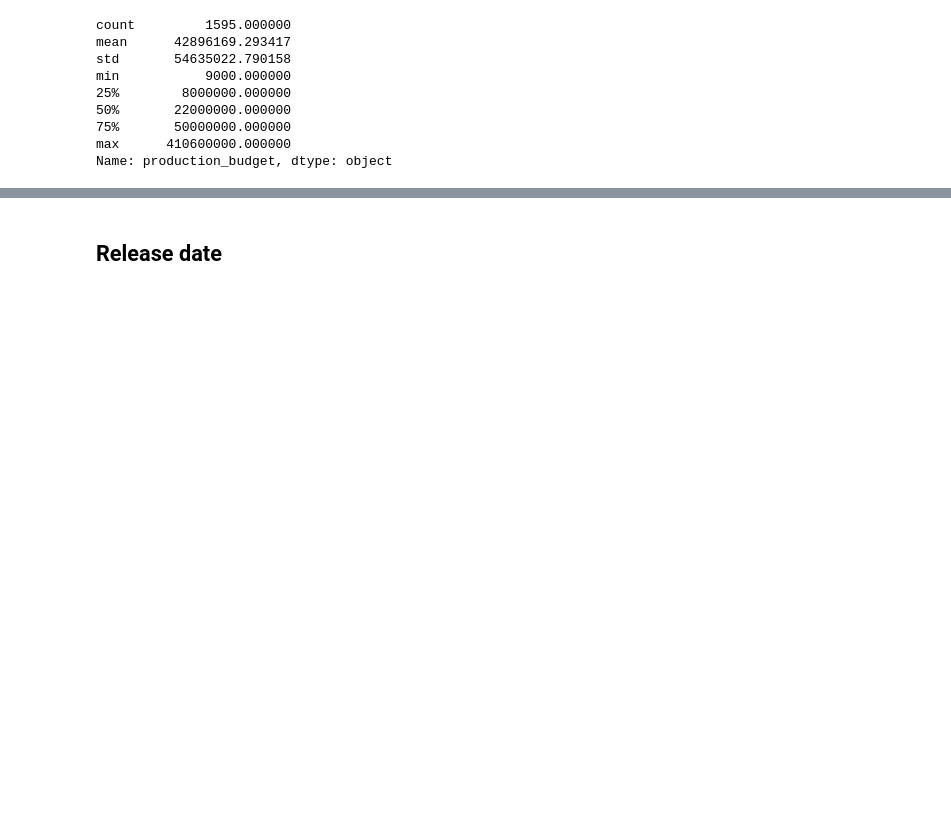
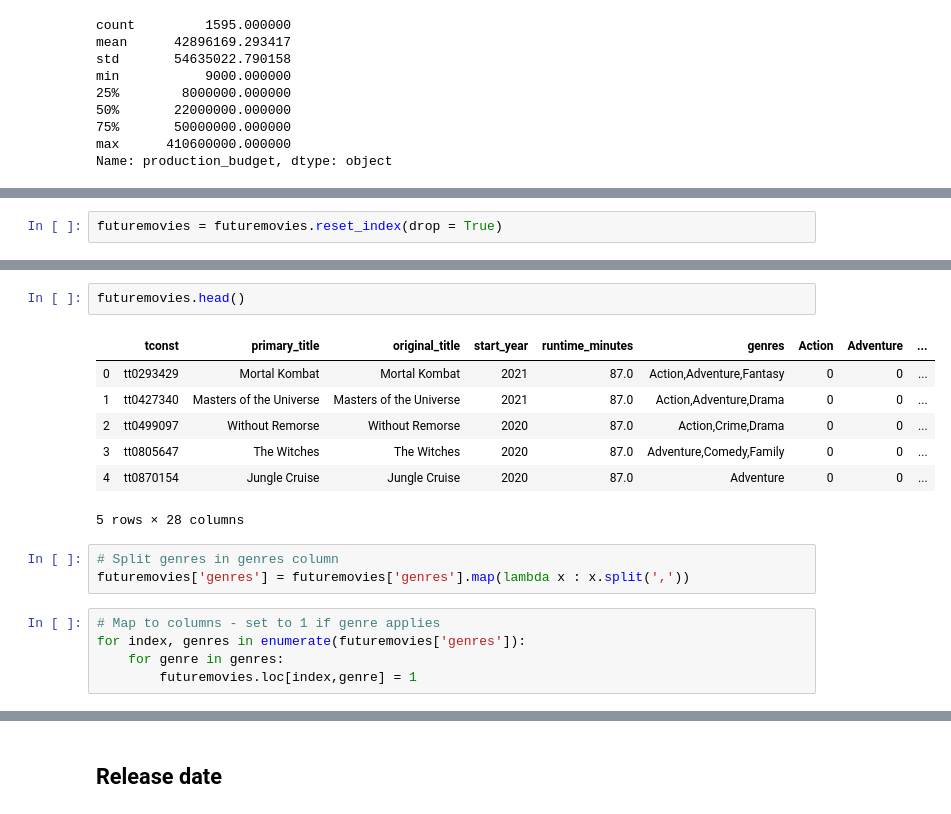
Before and after one commit to nadinezab/making-movies, a Jupyter notebook: Making Movies.ipynb, the cells around one changed output, grey strips where cells are left out. Cells and saved outputs as stored; diff of their text form; blank space fills up the shorter version.

```diff
--- a/Making Movies.ipynb
+++ b/Making Movies.ipynb
@@ -1177,0 +1188,2 @@ sns.lineplot(x = 'release_year', y = 'worldwide_gross', hue = 'Action', data = m
+# %%
+futuremovies = futuremovies.reset_index(drop = True)
@@ -1177,0 +1209,18 @@ sns.lineplot(x = 'release_year', y = 'worldwide_gross', hue = 'Action', data = m
+# %%
+futuremovies.head()
+# %% [output]
+|  | tconst | primary_title | original_title | start_year | runtime_minutes | genres | Action | Adventure | ... |
+| 0 | tt0293429 | Mortal Kombat | Mortal Kombat | 2021 | 87.0 | Action,Adventure,Fantasy | 0 | 0 | ... |
+| 1 | tt0427340 | Masters of the Universe | Masters of the Universe | 2021 | 87.0 | Action,Adventure,Drama | 0 | 0 | ... |
+| 2 | tt0499097 | Without Remorse | Without Remorse | 2020 | 87.0 | Action,Crime,Drama | 0 | 0 | ... |
+| 3 | tt0805647 | The Witches | The Witches | 2020 | 87.0 | Adventure,Comedy,Family | 0 | 0 | ... |
+| 4 | tt0870154 | Jungle Cruise | Jungle Cruise | 2020 | 87.0 | Adventure | 0 | 0 | ... |
+5 rows × 28 columns
+# %%
+# Split genres in genres column
+futuremovies['genres'] = futuremovies['genres'].map(lambda x : x.split(','))
+# %%
+# Map to columns - set to 1 if genre applies
+for index, genres in enumerate(futuremovies['genres']):
+    for genre in genres:
+        futuremovies.loc[index,genre] = 1
```
Also changed, not shown: parts of 14 cells of this notebook.
